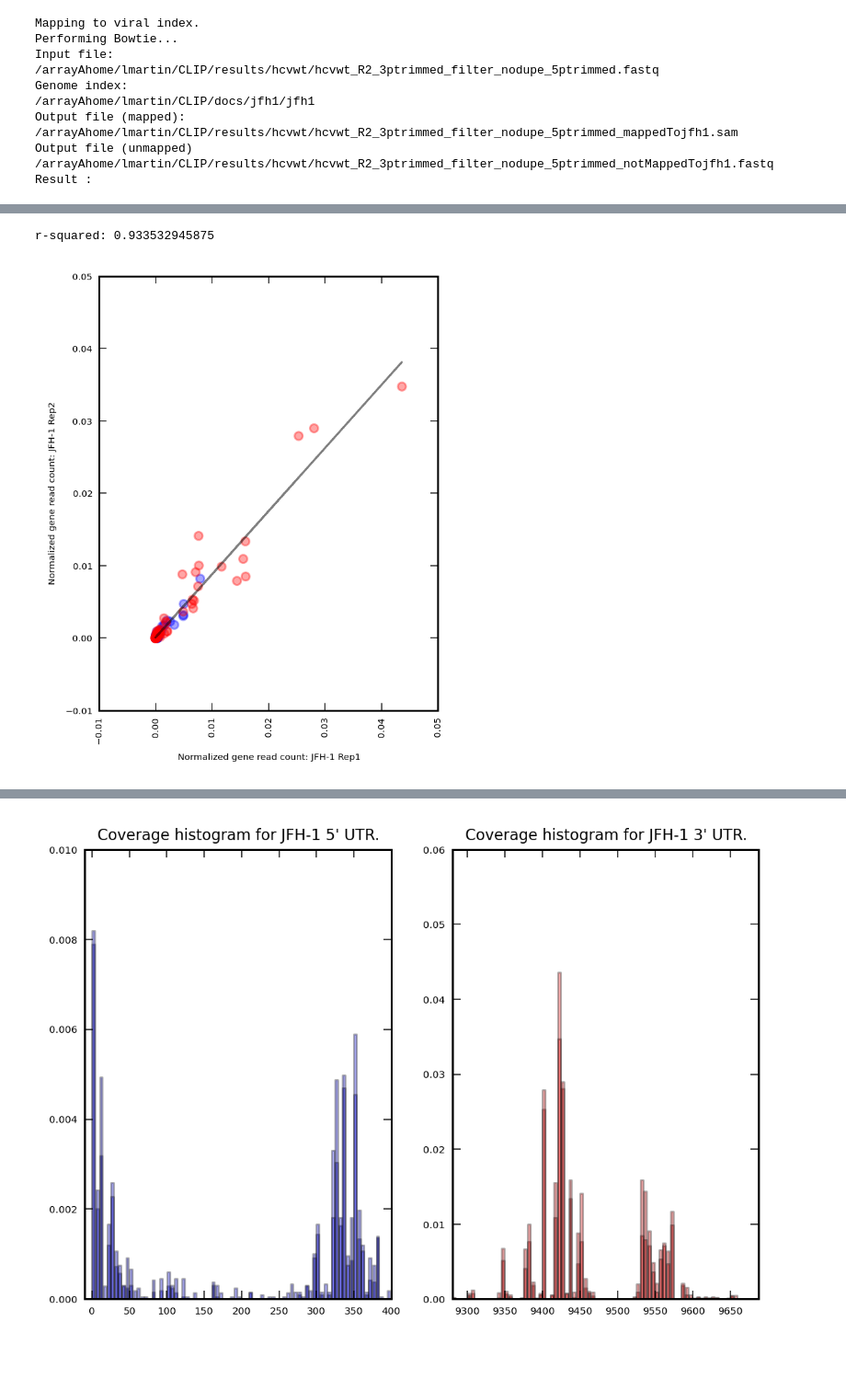
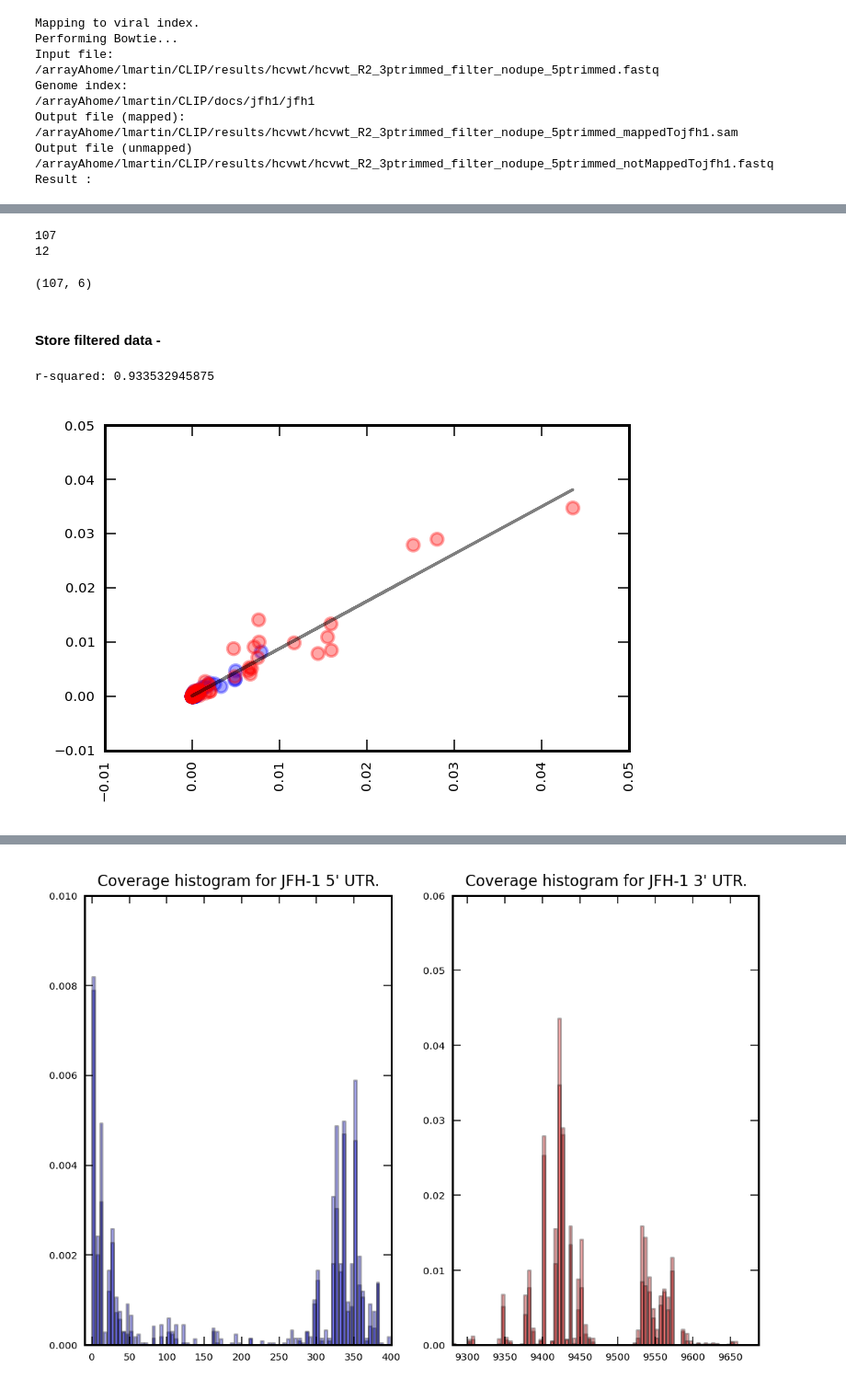
Before and after one commit to lmart999/Sandbox, a Jupyter notebook: ViralGenome_analysis.ipynb, the cells around one changed output, grey strips where cells are left out. Shown at 92% size. Cells and saved outputs as stored; diff of their text form; code cells hidden in the pictures; blank space fills up the shorter version.

Commit message:
Update figure format and source files.

```diff
--- a/ViralGenome_analysis.ipynb
+++ b/ViralGenome_analysis.ipynb
@@ -127,9 +136,5 @@ storageDFHCV=pd.DataFrame()
 # %%
-# Index
-outfilepathjfh1=os.getcwd() + '/docs/jfh1/HCV_JFHAB047639.fa'
-jfh1_genome=np.genfromtxt(outfilepathjfh1,dtype='string')
-jfh1_genome_size=len(jfh1_genome[1])
-
+# Process mapped files
 mappedBedFiles1=[]
 sampleName='jfh1v2'
 outfilepathjfh1=os.getcwd() + '/results/'+sampleName+'/'
@@ -147,11 +152,28 @@ center=(bins[:-1]+bins[1:])/2 # Center position of each bin
 # Compute histogram for each
 coverageHistograms=[]
 for bedFile in mappedBedFiles:
+
     handle=os.path.split(bedFile)[1].split('_3ptrimmed')[0]
     data=np.genfromtxt(bedFile,usecols=(1,),delimiter='\t',dtype='int') # Read the 5' coordinate (RT stop).
-    hist,bins=np.histogram(data,bins=bins) # Compute histogram
+    hist,bins=np.histogram(data,bins=bins) # Compute histogram.
+
     storageDFHCV[handle+'_raw']=hist
-    print float(len(data))
     hist=hist/float(len(data)) # Normalize to total number of reads mapped to viral genome.
     storageDFHCV[handle+'_norm']=hist
     coverageHistograms.append(hist)
+
+    genomeHits=pd.DataFrame(data)
+    genomeHits.columns=['RT_stop_position']
+    hits=genomeHits.groupby('RT_stop_position').size()
+    storeGenomeHits[handle+'_rawReads']=hits
+
+storageDFHCV['Bin_Center']=center
+bases=[jfh1_genome[1][pos] for pos in center]
+storageDFHCV['Base']=bases
+storageDFHCV.index=storageDFHCV['Base']
+
+bases=[jfh1_genome[1][pos] for pos in storeGenomeHits.index]
+storeGenomeHits['Base']=bases
+storeGenomeHits.fillna(0,inplace=True)
+saveName='JFH-1_CLIP_RawData'
+storeGenomeHits.to_csv(outfilepath+saveName)
@@ -168,3 +182,19 @@ storageDFHCV.index=storageDFHCV['Base']
+# %%
+data=np.genfromtxt(mappedBedFiles2[0],usecols=(1,),delimiter='\t',dtype='int') # Read the 5' coordinate (RT stop).
+print len(data[data==0])
+data=np.genfromtxt(mappedBedFiles2[1],usecols=(1,),delimiter='\t',dtype='int') # Read the 5' coordinate (RT stop).
+print len(data[data==3])
+# %% [output]
+107
+12
+# %%
+reads=pd.read_table(mappedBedFiles2[0],header=None)
+reads.columns=['ReadName','Start','End','M1','M2','Strand']
+reads[reads['Start']==0].shape
+# %% [output]
+(107, 6)
+# %% [markdown]
+#### Store filtered data -
 # %%
 # Histograms to filter
 HistToFilter=[0,1] # jfh1v2
@@ -206,39 +242,34 @@ sample2=filteredHist[1][boolarray]
 # Fit_fn is now a function which takes in x and returns an estimate for y
 fit = np.polyfit(sample1,sample2,1)
 fit_fn = np.poly1d(fit)
 slope,intercept,r_value,p_value,std_err=scipy.stats.linregress(sample1,sample2)
 print "r-squared:", r_value**2
 
 fig1=plt.figure(1)
 
-plt.subplot(1,2,2)
+plt.subplot(2,2,2)
 for i in range(0,len(center)):
     # Get position at the point
     position=center[i]
     # Annotate
     if position < UTR5end:
         color='blue'
         plt.scatter(sample1[i],sample2[i],color=color,alpha=0.35)
     elif position > UTR3start:
         color='red'
         plt.scatter(sample1[i],sample2[i],color=color,alpha=0.35)
 plt.plot(sample1,fit_fn(sample1),alpha=0.5,color='black')
-plt.xlabel("Normalized gene read count: %s"%sampleName1,fontsize=5)
-plt.ylabel("Normalized gene read count: %s"%sampleName2,fontsize=5)
+# plt.xlabel("Normalized gene read count: %s"%sampleName1,fontsize=5)
+# plt.ylabel("Normalized gene read count: %s"%sampleName2,fontsize=5)
 plt.tick_params(axis='xticks',labelsize=5)
 plt.tick_params(axis='yticks',labelsize=5)
 plt.xticks(rotation=90,fontsize=5)
-
-#maxValx=0.012
-#maxValy=0.008
-#plt.xlim(-0.1*maxValx,maxValx)
-#plt.ylim(-0.1*maxValy,maxValy)
 
 plt.yticks(fontsize=5)
 plt.tight_layout()
 
 fig1.savefig(outfilepath+'ViralScatter.png',format='png',bbox_inches='tight',dpi=200,pad_inches=0.5)
 fig1.savefig(outfilepath+'ViralScatter.pdf',format='pdf',bbox_inches='tight',dpi=200,pad_inches=0.5)
 # %% [output]
 r-squared: 0.933532945875
-[figure, old version]
+[figure, new version]
```
Also changed, not shown: parts of 10 cells of this notebook.
